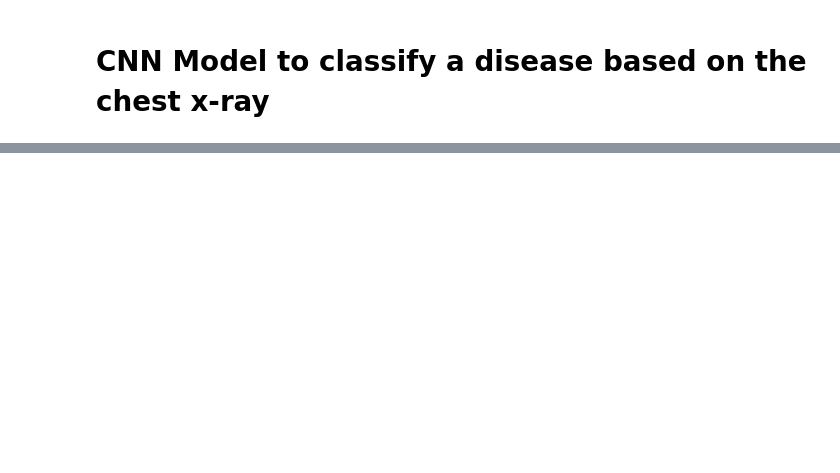
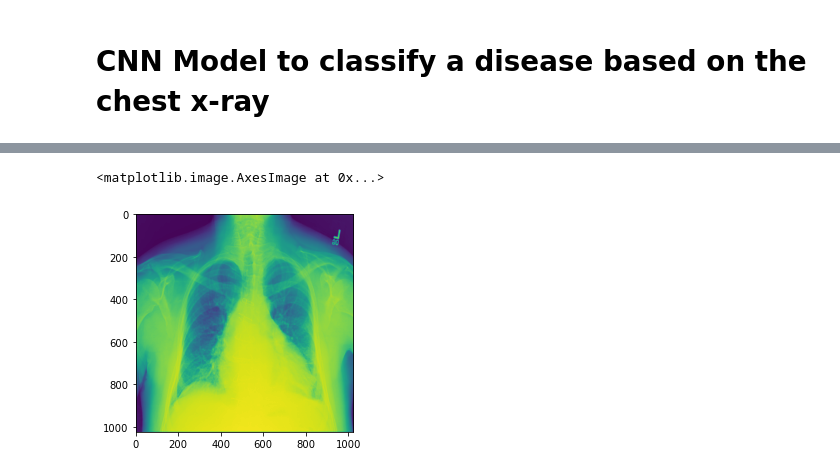
Before and after one commit to mrdchry/NIH-CHEST-XRAY, a Jupyter notebook: NIH-CHEST-XRAY-Model-Building.ipynb, the cells around one changed output, grey strips where cells are left out. Saved outputs shown, nothing was run; the diff lists cells and outputs as text; code cells hidden in the pictures; blank space fills up the shorter version.

```diff
--- a/NIH-CHEST-XRAY-Model-Building.ipynb
+++ b/NIH-CHEST-XRAY-Model-Building.ipynb
@@ -112,0 +88,15 @@ data_entry_df[data_entry_df['Patient Age']== 152]
+# %%
+home_path = os.path.expanduser('~')
+git_dir = os.path.join(home_path, "Documents\\WFT\\DataScience\\Git")
+nih_dir = os.path.join(git_dir, "NIH-CHEST-XRAY")
+data_dir = os.path.join(nih_dir, "data")
+train_val_imagelist_file = os.path.join(data_dir, "train_val_list.txt")
+images_001_dir = os.path.join(data_dir, "images_001\\images")
+images_001_list = []
+
+train_val_file = open(train_val_imagelist_file , 'r')
+for line in train_val_file:
+    line = line.rstrip("\n")
+    file_loc = os.path.join(images_001_dir, line)
+    images_001_list.append(file_loc)
+train_val_file.close()
@@ -112,0 +121,11 @@ data_entry_df[data_entry_df['Patient Age']== 152]
+# %%
+image_index_1 = 2
+
+image_orig_1 = Image.open(images_001_list[image_index_1])
+plt.imshow(image_orig_1)
+
+#fig, (ax1, ax2) = plt.subplots(1, 2, figsize=(20, 10))
+#ax1.imshow(image_orig_1)
+# %% [output]
+<matplotlib.image.AxesImage at 0x...>
+[figure, added]
```
Also changed, not shown: parts of 14 cells of this notebook, 3 other files.
